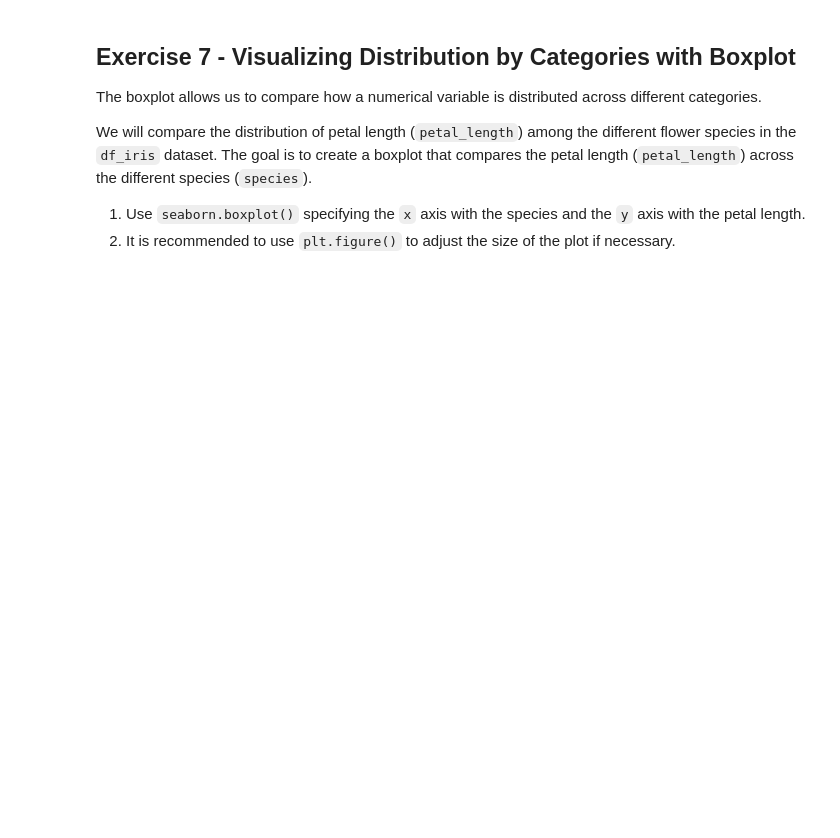
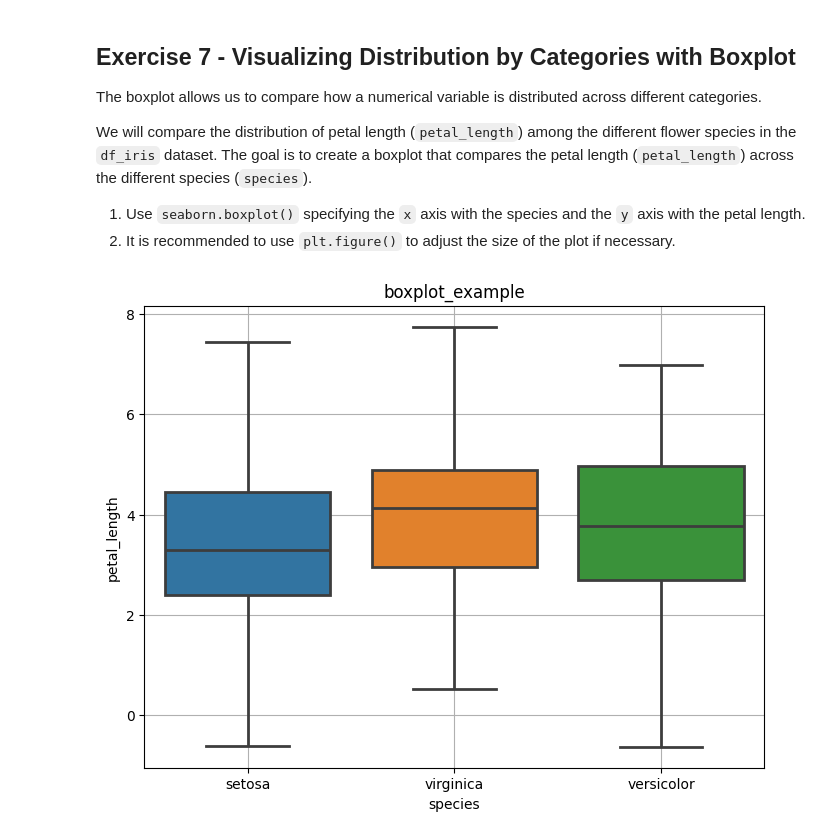
Before and after one commit to utkuseyithanoglu/utkuvisualization-exercises-with-matplot-and-seaborn, a Jupyter notebook: notebook/problems.ipynb, the cells around one changed output. Saved outputs shown, nothing was run; the diff lists cells and outputs as text; code cells hidden in the pictures; blank space fills up the shorter version.

```diff
--- a/notebook/problems.ipynb
+++ b/notebook/problems.ipynb
@@ -272,0 +271,11 @@ We will compare the distribution of petal length (`petal_length`) among the diff
+# %%
+# your code
+plt.figure(figsize=(8,6))
+sns.boxplot(data=df_iris,x=df_iris['species'],y=df_iris['petal_length'],hue=df_iris['species']\
+,linewidth=2)
+plt.xlabel=("species")
+plt.ylabel=("petal_length")
+plt.title("boxplot_example")
+plt.grid()
+# %% [output]
+[figure, added]
```
Also changed, not shown: parts of 7 cells of this notebook, 1 other file.
